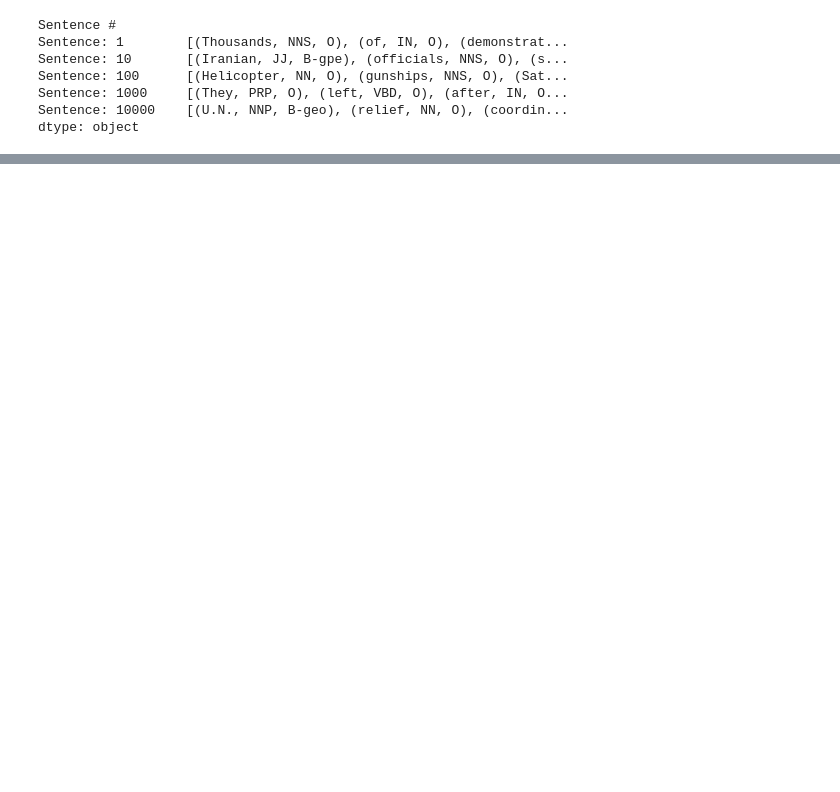
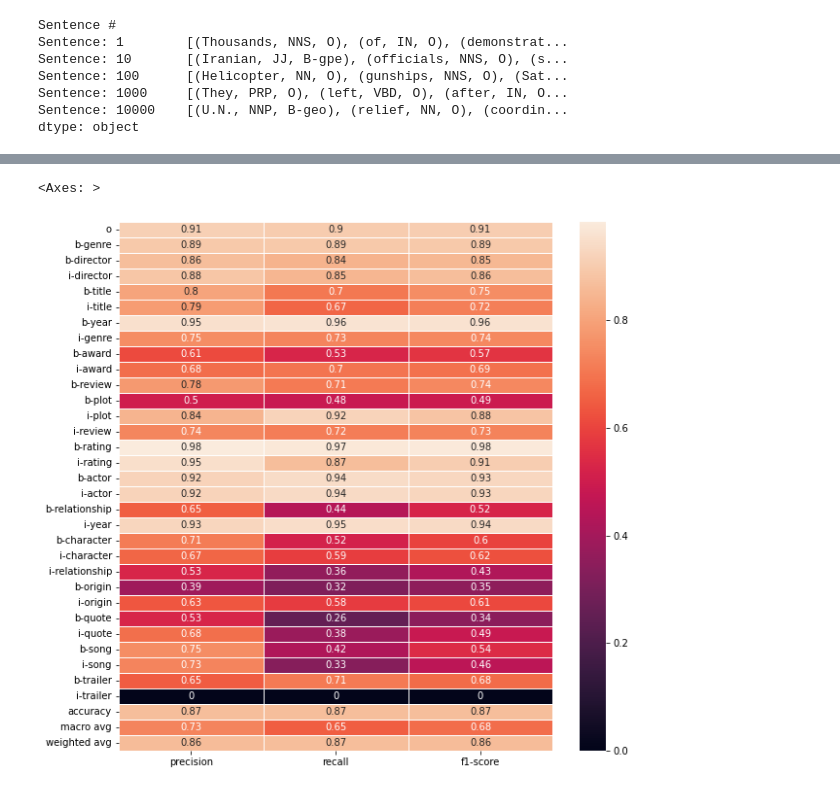
Before and after one commit to wbfrench1/barker_DATA606, a Jupyter notebook: src/crf_models/Sarkar_Custom_Movie_NER_Model.ipynb, the cells around one changed output, grey strips where cells are left out. Saved outputs shown, nothing was run; the diff lists cells and outputs as text; code cells hidden in the pictures; blank space fills up the shorter version.

```diff
--- a/src/crf_models/Sarkar_Custom_Movie_NER_Model.ipynb
+++ b/src/crf_models/Sarkar_Custom_Movie_NER_Model.ipynb
@@ -899,0 +885,3 @@ word2features(l_sentences[0], 1)
+# %%
+labels = crf.classes_
+labels
@@ -899,0 +906,5 @@ word2features(l_sentences[0], 1)
+# %%
+if 'o-outside' in labels:
+    labels.remove('o-outside')
+str_class_report = (crf_metrics.flat_classification_report(y_test,y_pred, labels=labels))
+print(str_class_report)
@@ -899,0 +929,6 @@ word2features(l_sentences[0], 1)
+# %%
+dict_class_report = dict(crf_metrics.flat_classification_report(y_test,y_pred, labels=labels, output_dict=True))
+# %%
+df_metrics = pd.DataFrame(dict_class_report).T
+df_metrics.rename(index={'index': 'Tag'}, inplace=True)
+df_metrics.head()
@@ -899,0 +942,8 @@ word2features(l_sentences[0], 1)
+# %%
+# https://stackoverflow.com/questions/28200786/how-to-plot-scikit-learn-classification-report
+#https://stackoverflow.com/questions/38913965/make-the-size-of-a-heatmap-bigger-with-seaborn
+fig, ax = plt.subplots(figsize=(10,10))         # Sample figsize in inches
+sns.heatmap(df_metrics.iloc[:,:-1], annot=True, linewidths=.5, ax=ax)
+# %% [output]
+<Axes: >
+[figure, added]
```
Also changed, not shown: parts of 24 cells of this notebook.
